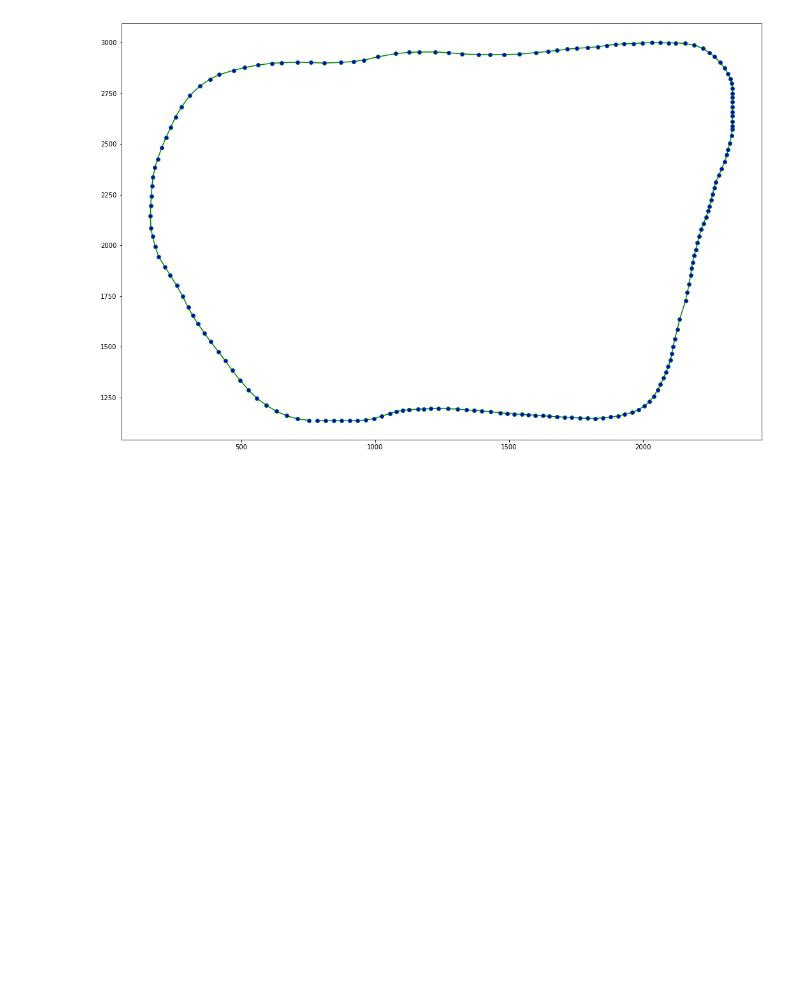
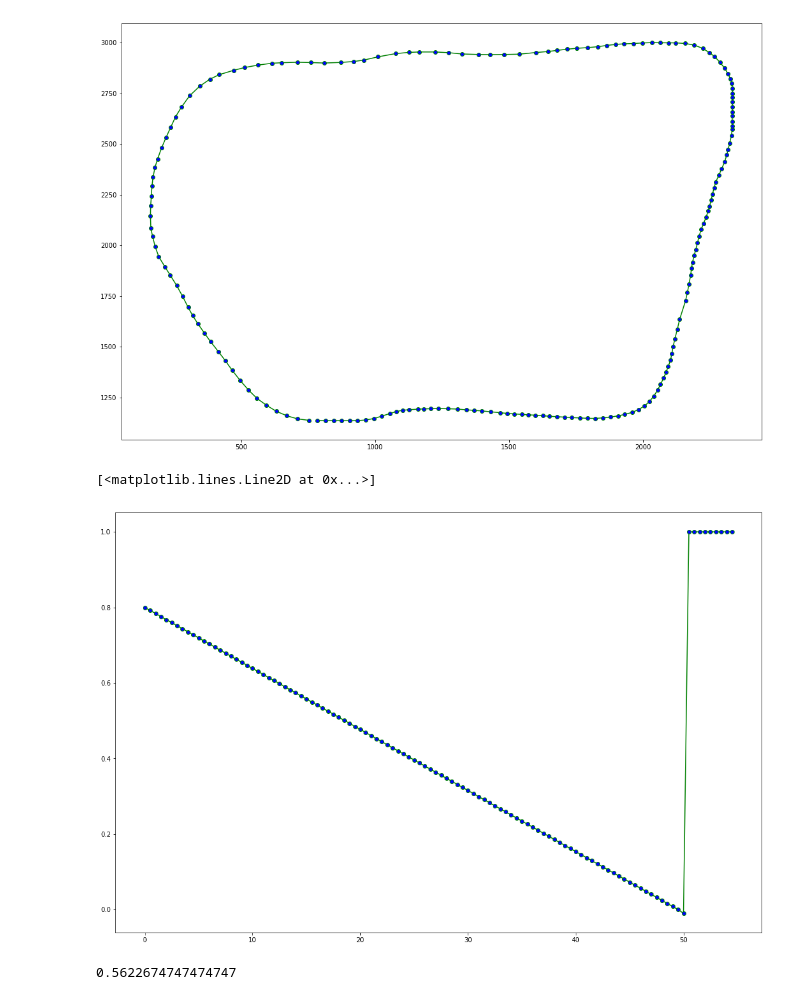
Before and after one commit to rudi77/CarND-Path-Planning-Project, a Jupyter notebook: data/visualizer.ipynb, the cells around one changed output. Drawn from its saved outputs; the diff is of its cells as text; code cells hidden in the pictures; blank space fills up the shorter version.

```diff
--- a/data/visualizer.ipynb
+++ b/data/visualizer.ipynb
@@ -20,3 +21,34 @@ plt.plot(x, y, color='green', linestyle='solid', marker='o', markerfacecolor='bl
 # %% [output]
 [<matplotlib.lines.Line2D at 0x...>]
 [figure]
+# %%
+def speed_cost(speed):
+    speedLimit = 50.0
+    optimalSpeed = 49.5
+    target_v = optimalSpeed;
+    k = 1.0 / target_v;
+    d = k * target_v;
+
+    if speed < target_v:
+        return (-0.8 / target_v) * speed + 0.8;
+
+    if speed == target_v:
+        return 0.0;
+
+    if target_v < speed and speed <= speedLimit:
+        return (-1.0 / target_v) * speed + 1.0;
+
+    return 1.0;
+# %%
+speed = np.arange(0.0, 55.0, 0.5)
+costs = [speed_cost(s) for s in speed]
+
+plt.figure(figsize=(18,12))
+plt.plot(speed, costs, color='green', linestyle='solid', marker='o', markerfacecolor='blue', markersize=6)
+# %% [output]
+[<matplotlib.lines.Line2D at 0x...>]
+[figure, added]
+# %%
+print(speed_cost(14.7097))
+# %% [output]
+0.5622674747474747
```
Also changed, not shown: parts of 1 cell of this notebook, 12 other files.
